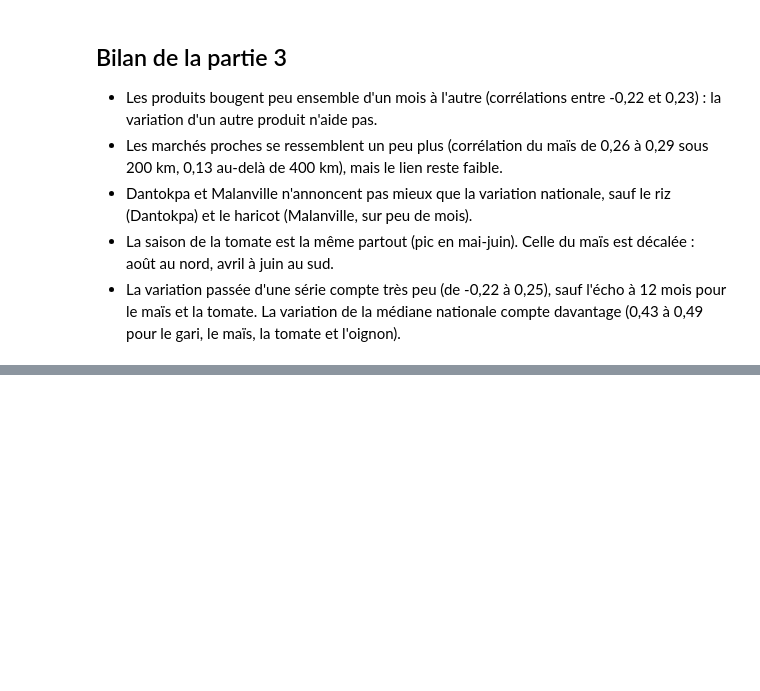
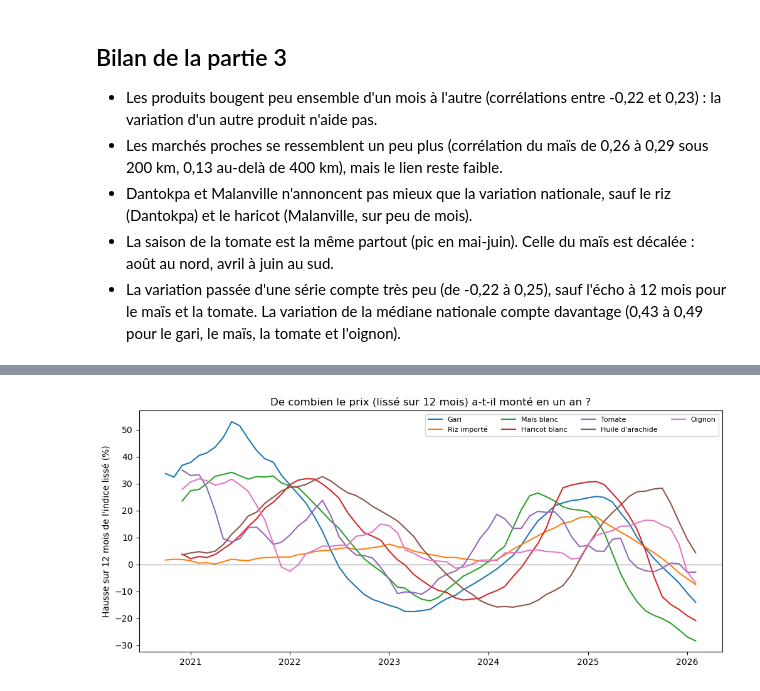
Before and after one commit to Patrickdoch130207/benin-food-price-forecast, a Jupyter notebook: notebooks/02_eda.ipynb, the cells around one changed output, grey strips where cells are left out. Drawn from its saved outputs; the diff is of its cells as text; code cells hidden in the pictures; blank space fills up the shorter version.

```diff
--- a/notebooks/02_eda.ipynb
+++ b/notebooks/02_eda.ipynb
@@ -714,0 +723,13 @@ plt.show()
+# %%
+lisse = indice.rolling(12, min_periods=10).mean()
+hausse12 = (lisse / lisse.shift(12) - 1) * 100
+
+periodes = pd.DataFrame({
+    "plus forte hausse sur 12 mois (%)": hausse12.max().round(0),
+    "se termine en": hausse12.idxmax().astype(str),
+    "à fin 2021 (%)": hausse12.loc["2021-12"].round(0),
+    "à fin 2022 (%)": hausse12.loc["2022-12"].round(0),
+    "à fin 2024 (%)": hausse12.loc["2024-12"].round(0),
+    "à fév. 2026 (%)": hausse12.loc["2026-02"].round(0),
+})
+periodes
@@ -714,0 +748,13 @@ plt.show()
+# %%
+plt.figure(figsize=(12, 5))
+x = hausse12.index.to_timestamp()
+for p in produits:
+    plt.plot(x, hausse12[p], label=p)
+plt.axhline(0, color="grey", linewidth=0.8)
+plt.ylabel("Hausse sur 12 mois de l'indice lissé (%)")
+plt.title("De combien le prix (lissé sur 12 mois) a-t-il monté en un an ?")
+plt.legend(ncol=4, fontsize=8)
+plt.savefig("../reports/figures/4_1_hausse_12_mois.png", dpi=150)
+plt.show()
+# %% [output]
+[figure, added]
```
Also changed, not shown: parts of 13 cells of this notebook, 6 other files.
